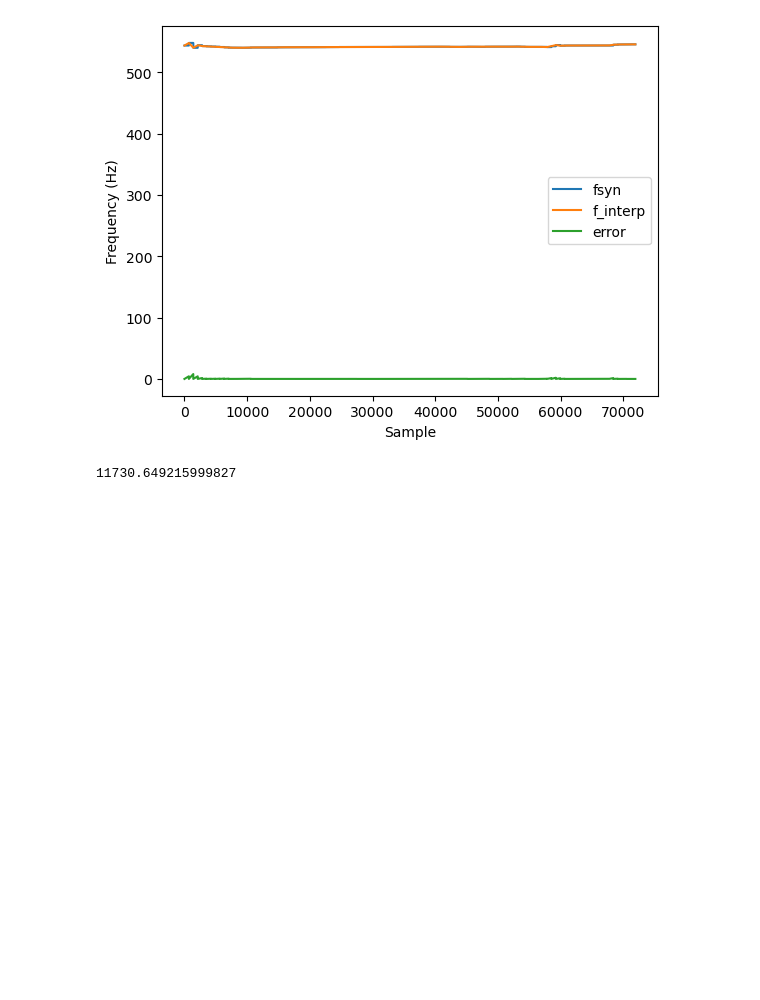
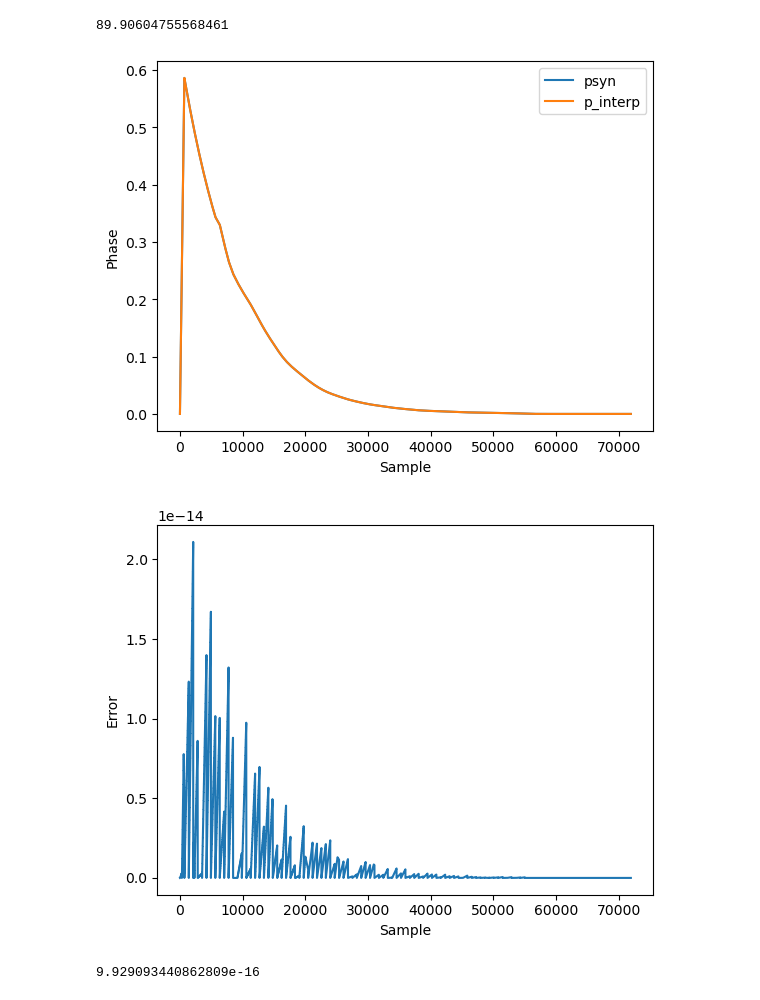
Before and after one commit to cjbarimbao/virtualkulintang, a Jupyter notebook: audio-synthesis/python/audiosynthesis.ipynb, the cells around one changed output. Drawn from its saved outputs; the diff is of its cells as text; code cells hidden in the pictures; blank space fills up the shorter version.

```diff
--- a/audio-synthesis/python/audiosynthesis.ipynb
+++ b/audio-synthesis/python/audiosynthesis.ipynb
@@ -61,3 +91,16 @@ sig = np.zeros(71910)
 for i in range(1, len(an)):
     partial = sos_interp(an[i], fn[i], Fs, dt)
     sig = sig + partial
+
+# sos2
+sig2 = np.zeros(71910)
+for i in range(1, len(an)):
+    partial = sos_interp2(an[i], fn[i], Fs, dt)
+    sig2 = sig2 + partial
+
+
+# calculate the error between the two signals
+error = np.sum(np.abs(sig - sig2))
+print(error)
+# %% [output]
+89.90604755568461
@@ -69,8 +117,7 @@ NperFrame = round(dt * Fs)      # number of samples per frame (original sample l
 dt = NperFrame / Fs
 Nf = len(a)     # number of frames
 
-dA = np.append(np.diff(a), -a[-1])
-dA = dA / NperFrame     # amplitude increment per sample
+dA = np.append(np.diff(a), -a[-1]) / NperFrame     # amplitude increment per sample
 # Amplitude synthesis interpolation
 asyn = np.zeros(Nf * NperFrame)    # Each row in Ats represents the interpolated amp values of each partial
 asyn[::NperFrame] = a
@@ -91,5 +138,7 @@ psyn = np.zeros(NperFrame * Nf)  # Each row in Fts represents the frame-varying
 for i in range(NperFrame):
     psyn[i::NperFrame] = p
 
-t = np.arange(0, dt * Nf, 1 / Fs)
-sig = asyn * np.sin(2 * np.pi * fsyn * t + psyn)
+# Amplitude synthesis interpolation
+a_interp = np.interp(np.arange(0, NperFrame * Nf), np.arange(0, NperFrame * Nf, NperFrame), a)
+# Frequency synthesis interpolation
+f_interp = np.repeat(f, NperFrame)
@@ -109,16 +145,21 @@ f_interp = np.interp(np.arange(0, NperFrame * Nf), np.arange(0, NperFrame * Nf,
 # %%
 # calculate error between fsyn and f_interp and plot the two in one graph
 error = np.abs(fsyn - f_interp)
 plt.plot(fsyn)
 plt.plot(f_interp)
-plt.plot(error)
 # add labels
 plt.xlabel('Sample')
-plt.ylabel('Frequency (Hz)')
-plt.legend(['fsyn', 'f_interp', 'error'])
+plt.ylabel('Phase')
+plt.legend(['psyn', 'p_interp'])
+plt.show()
+# plot error
+plt.plot(error)
+plt.xlabel('Sample')
+plt.ylabel('Error')
 plt.show()
 # calculate rmse between fsyn and f_interp
-print(error.sum())
+print(error.mean())
 # %% [output]
-[figure, old version]
+[figure, new version]
+[figure, added]
-11730.649215999827
+9.929093440862809e-16
```
Also changed, not shown: parts of 4 cells of this notebook.
